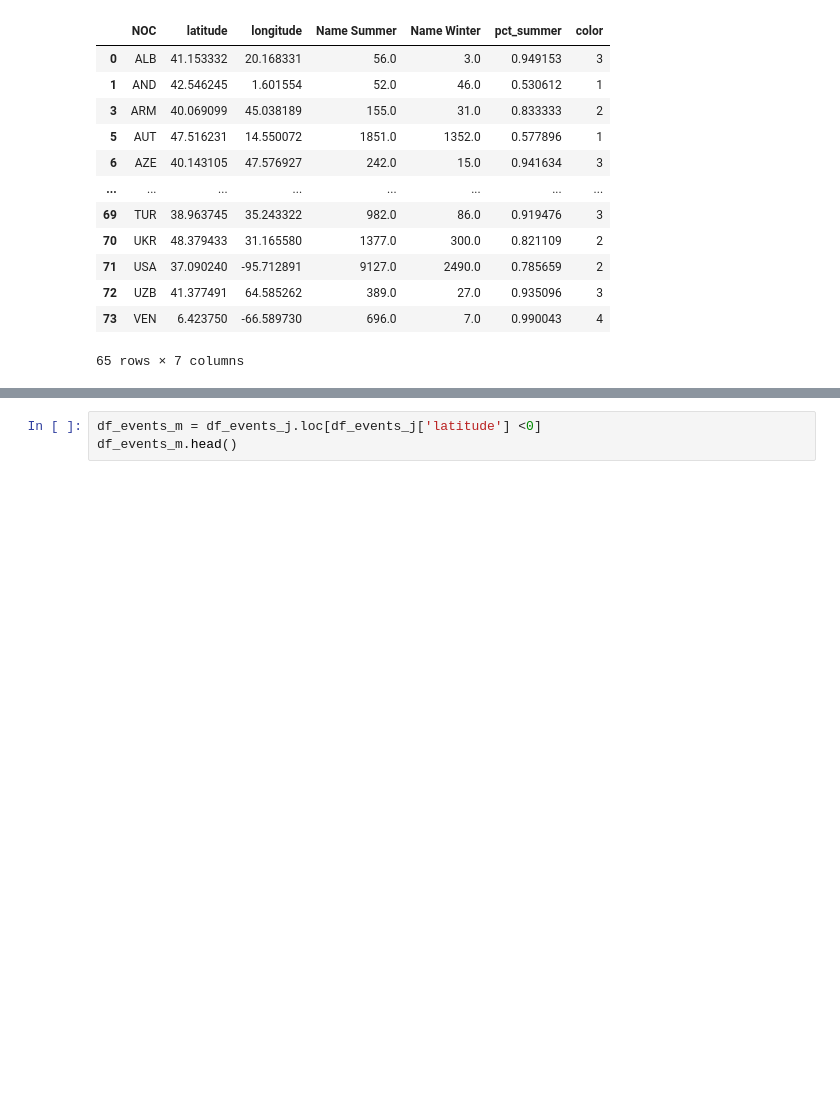
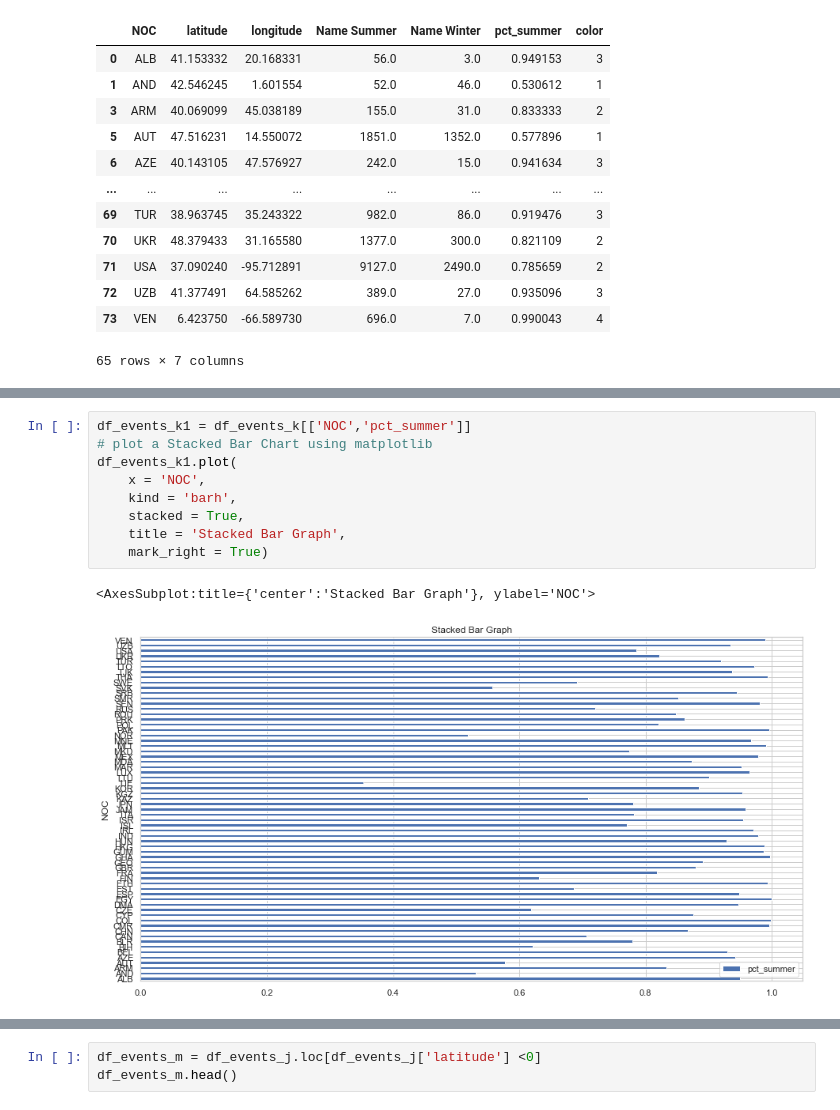
Before and after one commit to eugkik/Project1, a Jupyter notebook: BaseData-Bob Copy.ipynb, the cells around one changed output, grey strips where cells are left out. Drawn from its saved outputs; the diff is of its cells as text; blank space fills up the shorter version.

```diff
--- a/BaseData-Bob Copy.ipynb
+++ b/BaseData-Bob Copy.ipynb
@@ -382,3 +383,15 @@ plt.savefig('output/southern_output.png')
 plt.show()
 # %% [output]
 [figure]
+# %%
+df_events_k1 = df_events_k[['NOC','pct_summer']]
+# plot a Stacked Bar Chart using matplotlib
+df_events_k1.plot(
+    x = 'NOC',
+    kind = 'barh',
+    stacked = True,
+    title = 'Stacked Bar Graph',
+    mark_right = True)
+# %% [output]
+<AxesSubplot:title={'center':'Stacked Bar Graph'}, ylabel='NOC'>
+[figure, added]
```
Also changed, not shown: parts of 3 cells of this notebook, 1 other file.
